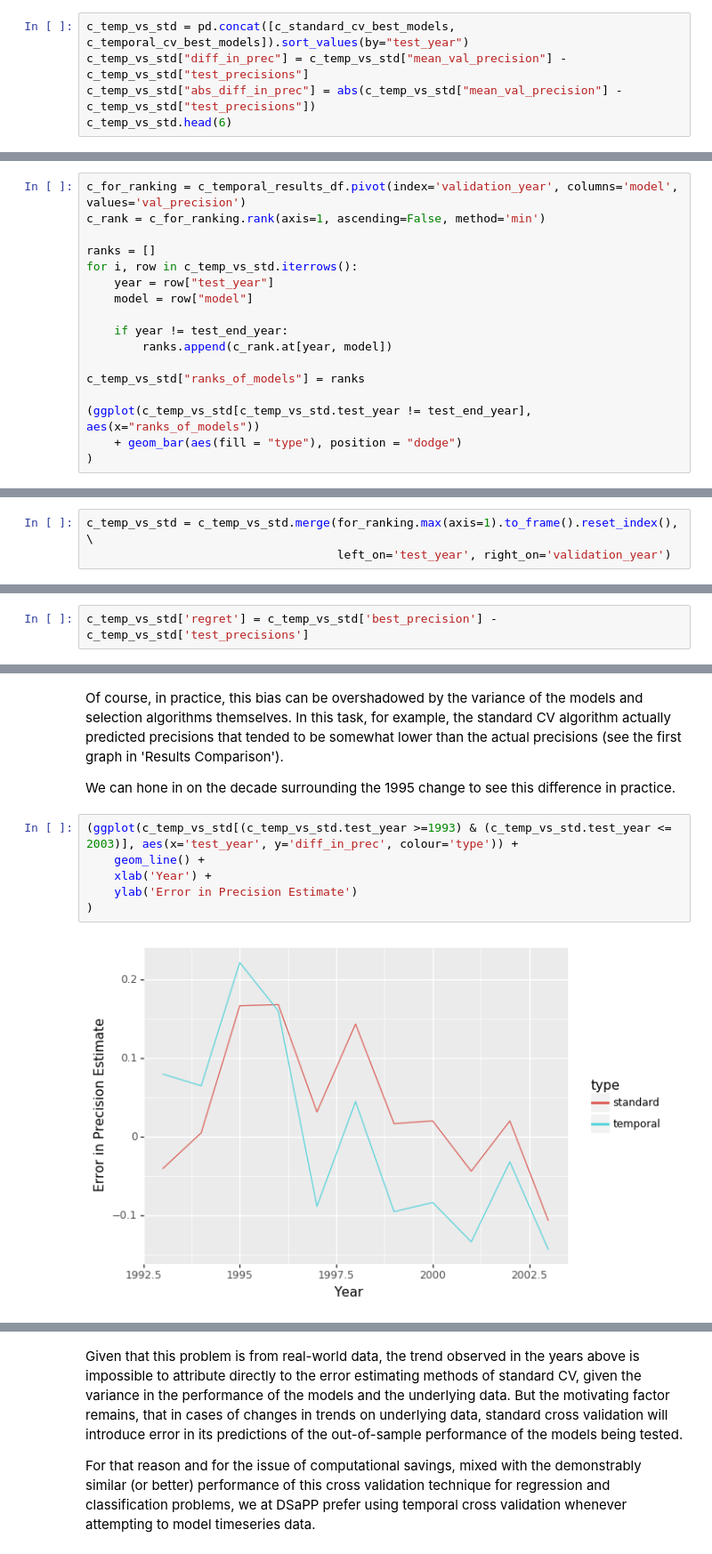
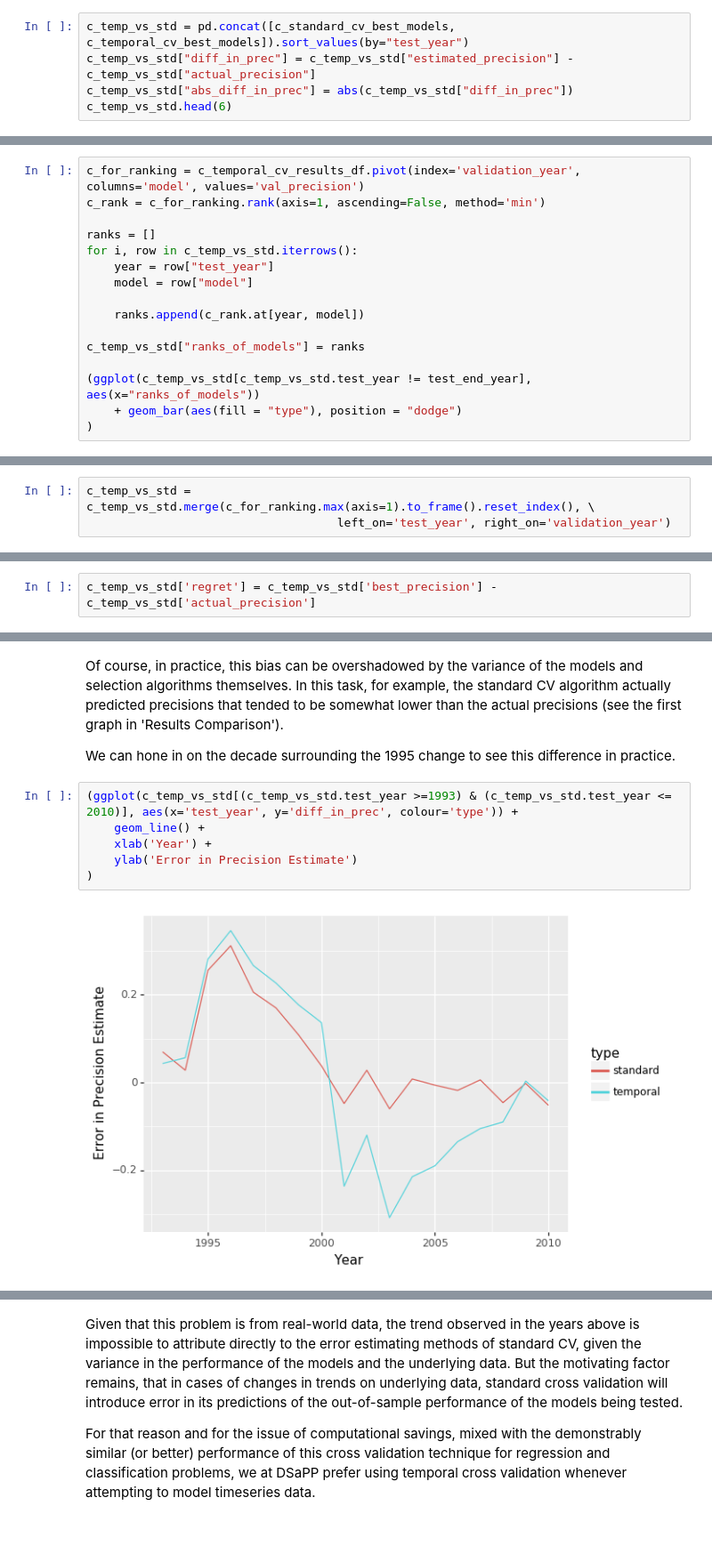
Before and after one commit to dssg/hitchhikers-guide, a Jupyter notebook: curriculum/3_modeling_and_machine_learning/machine-learning/CV_methods_comparison.ipynb, the cells around one changed output, grey strips where cells are left out. Shown at 89% size. Drawn from its saved outputs; the diff is of its cells as text.

```diff
--- a/curriculum/3_modeling_and_machine_learning/machine-learning/CV_methods_comparison.ipynb
+++ b/curriculum/3_modeling_and_machine_learning/machine-learning/CV_methods_comparison.ipynb
@@ -1003,7 +1042,7 @@ c_temporal_cv_best_models.head(10)
 ### Results Comparison
 # %%
 c_temp_vs_std = pd.concat([c_standard_cv_best_models, c_temporal_cv_best_models]).sort_values(by="test_year")
-c_temp_vs_std["diff_in_prec"] = c_temp_vs_std["mean_val_precision"] - c_temp_vs_std["test_precisions"]
-c_temp_vs_std["abs_diff_in_prec"] = abs(c_temp_vs_std["mean_val_precision"] - c_temp_vs_std["test_precisions"])
+c_temp_vs_std["diff_in_prec"] = c_temp_vs_std["estimated_precision"] - c_temp_vs_std["actual_precision"]
+c_temp_vs_std["abs_diff_in_prec"] = abs(c_temp_vs_std["diff_in_prec"])
 c_temp_vs_std.head(6)
 # %% [output]
@@ -1144,5 +1196,5 @@ Below is a histogram of the ranks of the models selected by each method. Eg, if
 # %%
-c_for_ranking = c_temporal_results_df.pivot(index='validation_year', columns='model', values='val_precision')
+c_for_ranking = c_temporal_cv_results_df.pivot(index='validation_year', columns='model', values='val_precision')
 c_rank = c_for_ranking.rank(axis=1, ascending=False, method='min')
 
 ranks = []
@@ -1150,8 +1202,7 @@ for i, row in c_temp_vs_std.iterrows():
     year = row["test_year"]
     model = row["model"]
 
-    if year != test_end_year:
-        ranks.append(c_rank.at[year, model])
+    ranks.append(c_rank.at[year, model])
 
 c_temp_vs_std["ranks_of_models"] = ranks
 
@@ -1176,12 +1227,12 @@ We can see that, in this respect, standard CV did often select a higher ranked m
 
 Model regret is the difference between the actual precision for a selected model and the actual performance of the best model per year. In other words, if a given algorithm did not select the best model, what was the difference between the selected model's precision and the best model's precision.
 # %%
-c_temp_vs_std = c_temp_vs_std.merge(for_ranking.max(axis=1).to_frame().reset_index(), \
+c_temp_vs_std = c_temp_vs_std.merge(c_for_ranking.max(axis=1).to_frame().reset_index(), \
                                     left_on='test_year', right_on='validation_year')
 # %%
 c_temp_vs_std.rename({0:'best_precision'}, inplace=True, axis='columns')
 # %%
-c_temp_vs_std['regret'] = c_temp_vs_std['best_precision'] - c_temp_vs_std['test_precisions']
+c_temp_vs_std['regret'] = c_temp_vs_std['best_precision'] - c_temp_vs_std['actual_precision']
 # %% [markdown]
 Here is the regret by year, followed by the regret density.
 # %%
@@ -1221,10 +1272,10 @@ Of course, in practice, this bias can be overshadowed by the variance of the mod
 
 We can hone in on the decade surrounding the 1995 change to see this difference in practice.
 # %%
-(ggplot(c_temp_vs_std[(c_temp_vs_std.test_year >=1993) & (c_temp_vs_std.test_year <= 2003)], aes(x='test_year', y='diff_in_prec', colour='type')) +
+(ggplot(c_temp_vs_std[(c_temp_vs_std.test_year >=1993) & (c_temp_vs_std.test_year <= 2010)], aes(x='test_year', y='diff_in_prec', colour='type')) +
     geom_line() +
     xlab('Year') +
     ylab('Error in Precision Estimate')
 )
 # %% [output]
-[figure, old version]
+[figure, new version]
```
Also changed, not shown: parts of 47 cells of this notebook, 4 other files.
